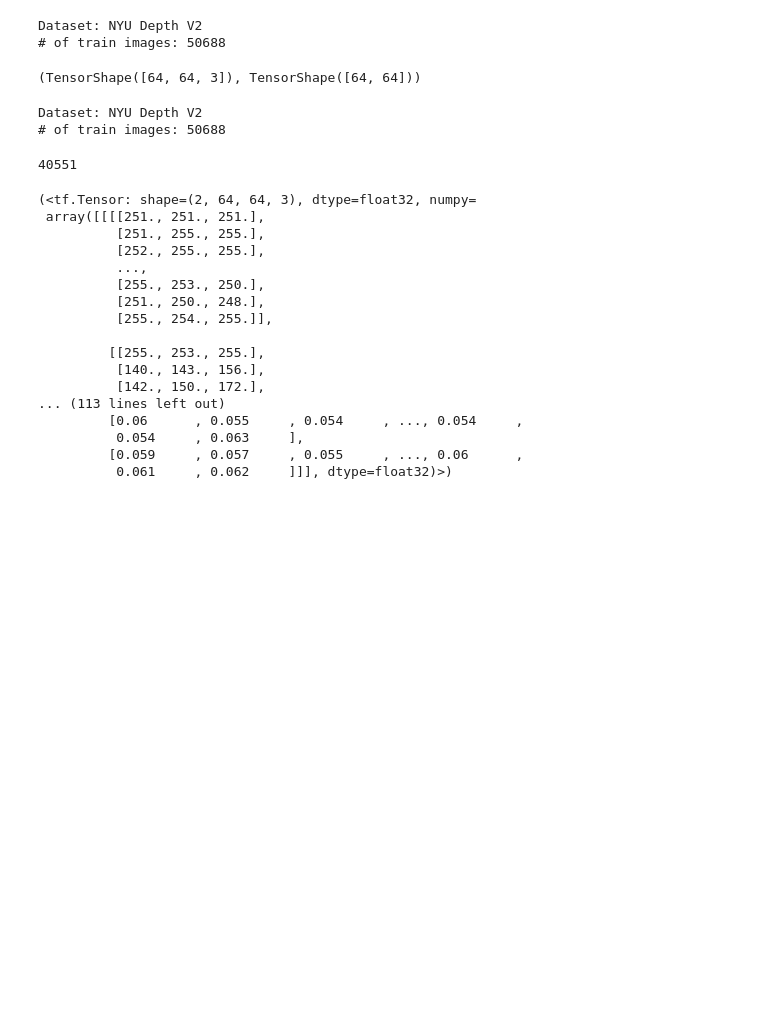
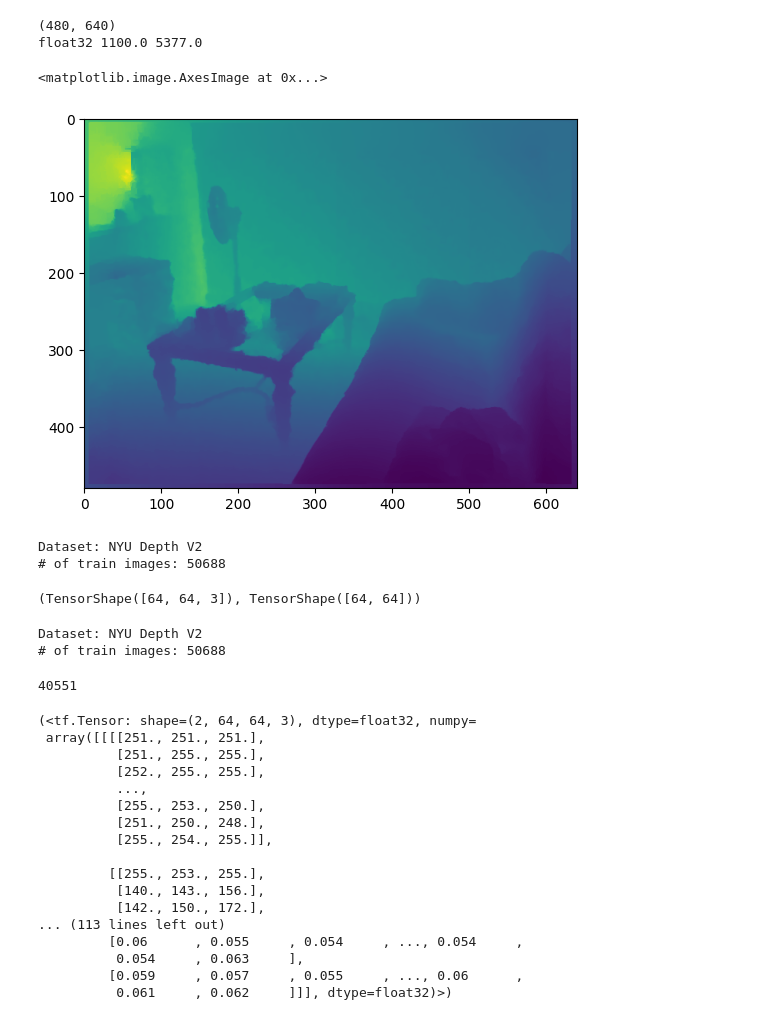
Before and after one commit to kirilllzaitsev/depth_estimation_on_mcu, a Jupyter notebook: tests.ipynb, the cells around one changed output. Saved outputs shown, nothing was run; the diff lists cells and outputs as text; code cells hidden in the pictures; blank space fills up the shorter version.

```diff
--- a/tests.ipynb
+++ b/tests.ipynb
@@ -1,3 +1,19 @@
+# %%
+import cv2
+import matplotlib.pyplot as plt
+
+gt_path='/media/master/text/cv_data/nyuv2/nyu_data/data/nyu2_test/00605_depth.png'
+# gt_path='/media/master/text/cv_data/nyuv2/nyu_data/data/nyu2_train/basement_0001a_out/1.png'
+# x=cv2.imread(gt_path, cv2.IMREAD_UNCHANGED).astype("uint16")
+x=cv2.imread(gt_path, cv2.IMREAD_UNCHANGED).astype("float32")
+print(x.shape)
+print(x.dtype, x.min(), x.max())
+plt.imshow(x)
+# %% [output]
+(480, 640)
+float32 1100.0 5377.0
+<matplotlib.image.AxesImage at 0x...>
+[figure, added]
 # %%
 import argparse
 from nyuv2_torch_ds_adapter import nyudepthv2
```
Also changed, not shown: 16 other files.
